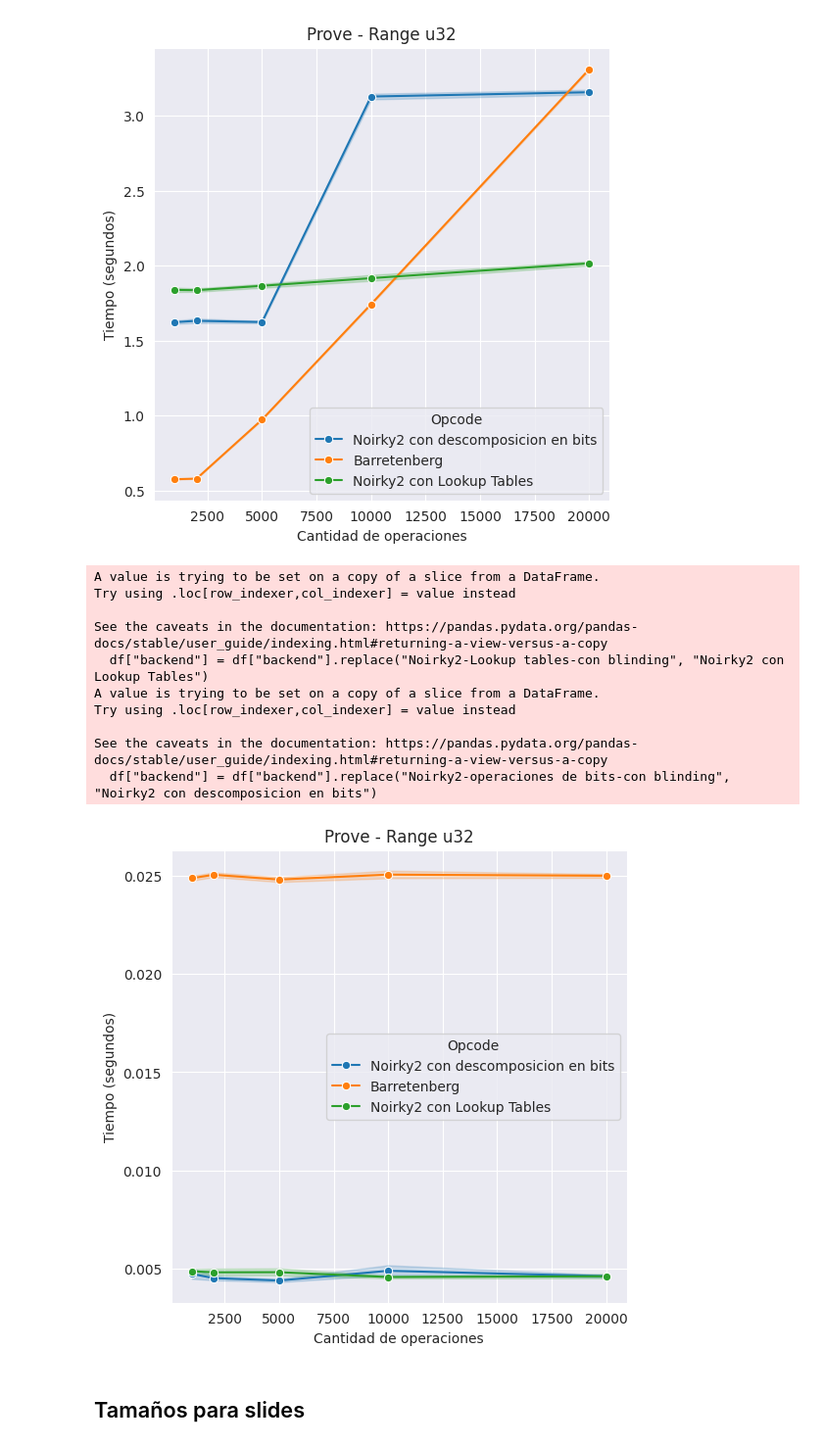
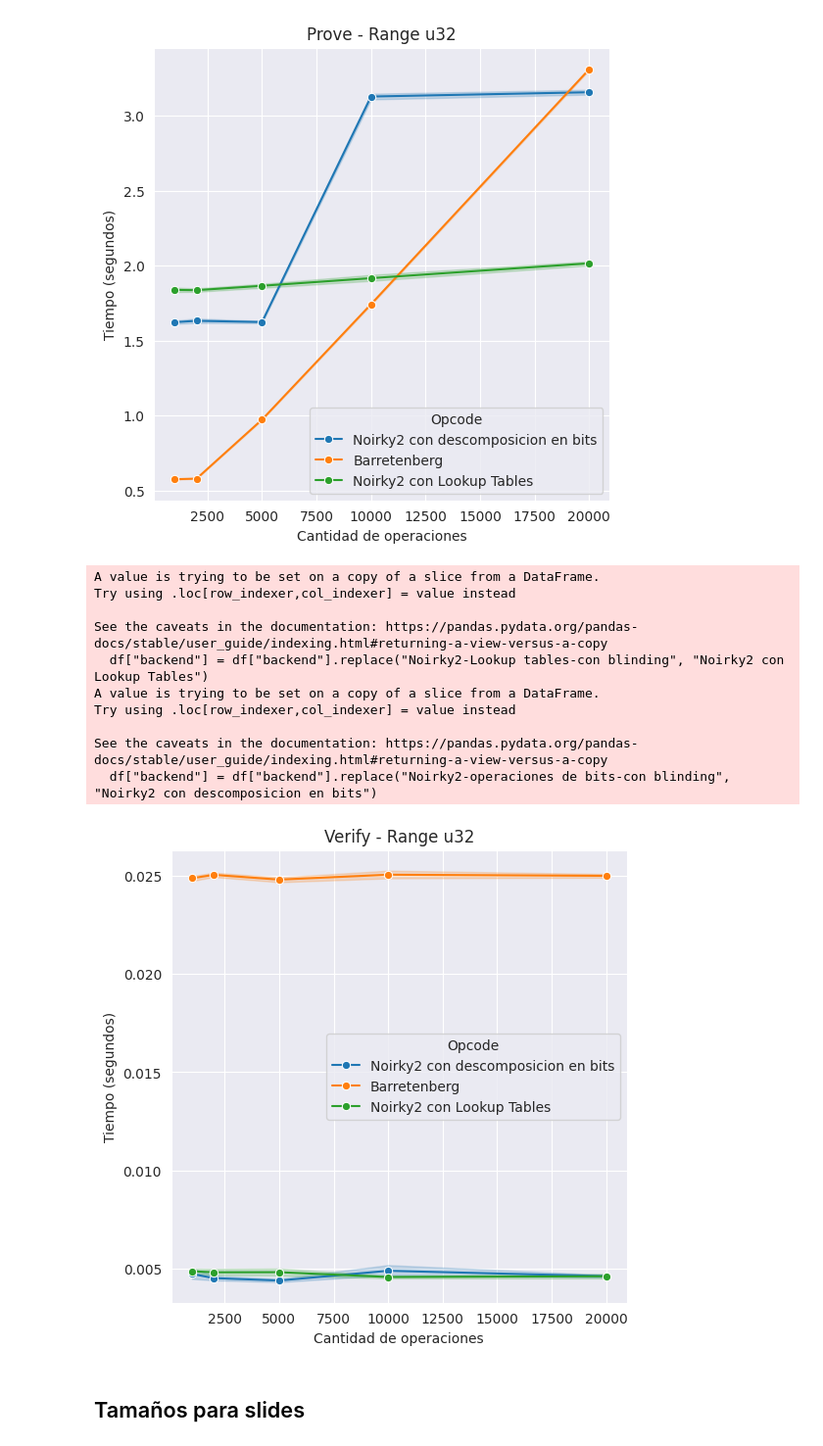
Before and after one commit to brweisz/Tesis-de-licenciatura-Bruno-Weisz, a Jupyter notebook: experimentacion/experimentacion.ipynb, the cells around one changed output. Shown: that part at 98% size. Drawn from its saved outputs; the diff is of its cells as text; code cells hidden in the pictures.

```diff
--- a/experimentacion/experimentacion.ipynb
+++ b/experimentacion/experimentacion.ipynb
@@ -414,35 +414,35 @@ df = df_tiempos[
     (df_tiempos["comando"] == "verify")
     & (df_tiempos["ejemplo"] == "Range-u32")
     & ((df_tiempos["backend"] == "Noirky2-operaciones de bits-con blinding")
        | (df_tiempos["backend"] == "Noirky2-Lookup tables-con blinding")
        | (df_tiempos["backend"] == "Barretenberg")
        )
     ]
 df["backend"] = df["backend"].replace("Noirky2-Lookup tables-con blinding", "Noirky2 con Lookup Tables")
 df["backend"] = df["backend"].replace("Noirky2-operaciones de bits-con blinding", "Noirky2 con descomposicion en bits")
 
 
 plt.figure(figsize=(6,6))
 sns.lineplot(data=df, x='n', y='tiempo', hue='backend', marker='o')
 plt.xlabel("Cantidad de operaciones")
 plt.ylabel("Tiempo (segundos)")
-plt.title(f"Prove - Range u32")
+plt.title(f"Verify - Range u32")
 plt.legend(title="Opcode")
 filename = os.path.join("mediciones/graficos/tiempo", f"verify-rangeu32-presentacion.png")
 plt.savefig(filename)
 plt.show()
 # %% [output]
 A value is trying to be set on a copy of a slice from a DataFrame.
 Try using .loc[row_indexer,col_indexer] = value instead
 
 See the caveats in the documentation: https://pandas.pydata.org/pandas-docs/stable/user_guide/indexing.html#returning-a-view-versus-a-copy
   df["backend"] = df["backend"].replace("Noirky2-Lookup tables-con blinding", "Noirky2 con Lookup Tables")
 A value is trying to be set on a copy of a slice from a DataFrame.
 Try using .loc[row_indexer,col_indexer] = value instead
 
 See the caveats in the documentation: https://pandas.pydata.org/pandas-docs/stable/user_guide/indexing.html#returning-a-view-versus-a-copy
   df["backend"] = df["backend"].replace("Noirky2-operaciones de bits-con blinding", "Noirky2 con descomposicion en bits")
-[figure, old version]
+[figure, new version]
 # %%
 output_dir = "./mediciones/graficos/tamanio"
 
```
Also changed, not shown: parts of 2 cells of this notebook.
